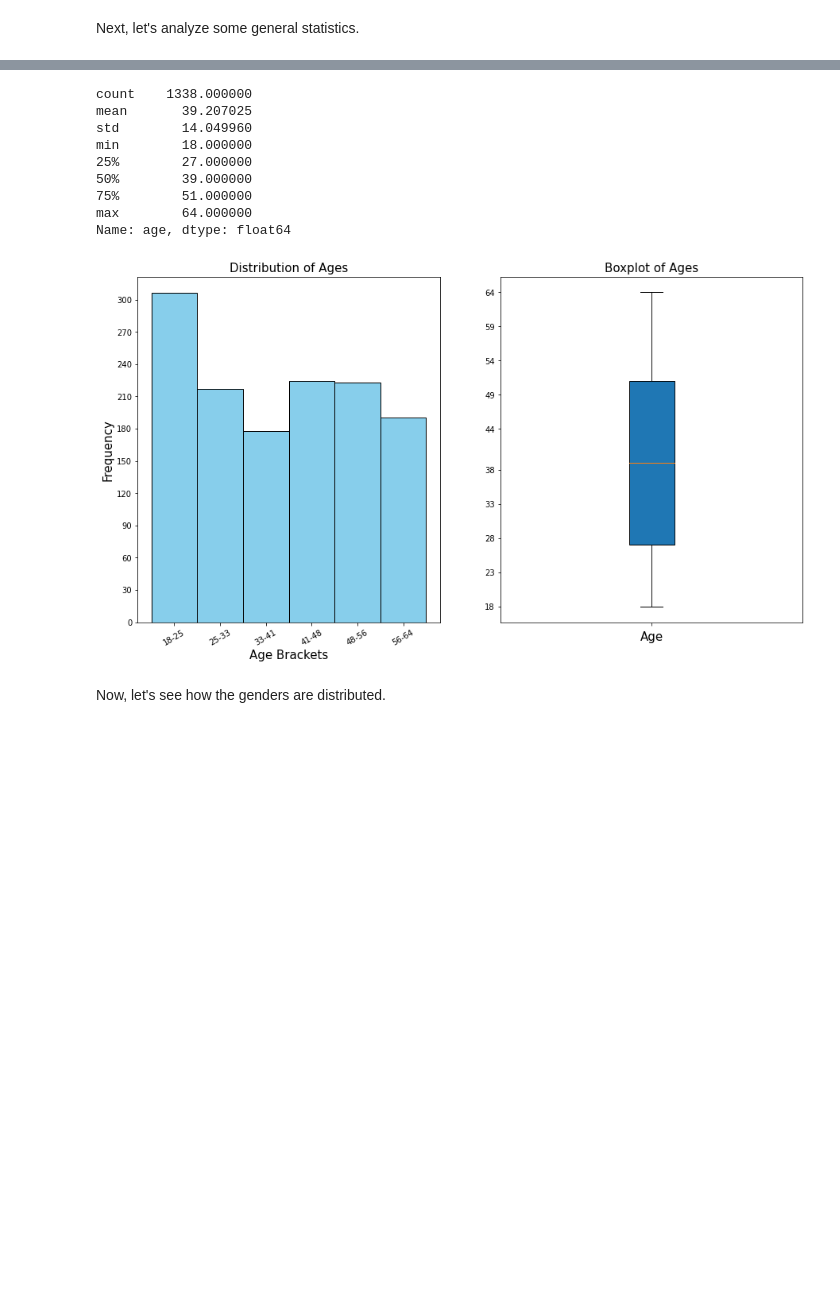
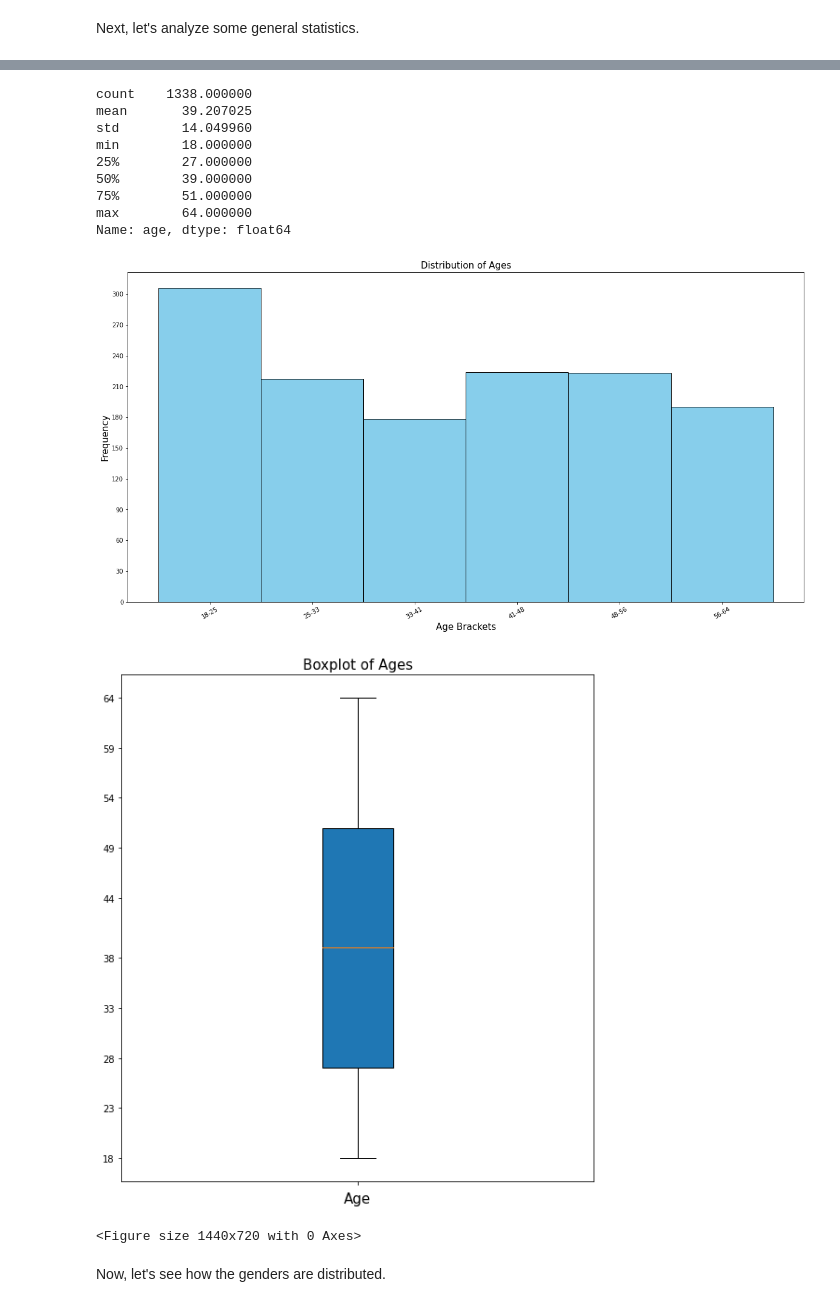
Before and after one commit to AbdullaK123/Portfolio, a Jupyter notebook: Medical_Insurance_Project.ipynb, the cells around one changed output, grey strips where cells are left out. Saved outputs shown, nothing was run; the diff lists cells and outputs as text; code cells hidden in the pictures; blank space fills up the shorter version.

```diff
--- a/Medical_Insurance_Project.ipynb
+++ b/Medical_Insurance_Project.ipynb
@@ -23,7 +25,7 @@ Next, let's analyze some general statistics.
 # %%
 print(df['age'].describe())
 
-ax1=plt.subplot(1,2,1)
+ax1=plt.subplot()
 
 plt.rcParams['figure.figsize']=(20,10)
 plt.hist(df['age'],histtype='bar',color='skyblue',bins=6,edgecolor='black')
@@ -44,34 +46,42 @@ mid.append((X[-1]+M)/2)
 for i in range(len(X)-1):
     L.append(str(int(X[i]))+'-'+str(int(X[i+1])))
 L.append(str(int(X[-1]))+'-'+str(int(M)))
 
 ax1.set_xticks(mid)
 ax1.set_xticklabels(L)
 plt.xticks(rotation=30)
 
 Y=np.arange(0,330,300/10)
 ax1.set_yticks(Y)
 
+plt.show()
+plt.clf()
+
+
+plt.rcParams['figure.figsize']=(20,10)
 ax2=plt.subplot(1,2,2)
 YY=np.linspace(m,M,10)
 YY=[np.round(y) for y in YY]
 plt.boxplot(df['age'], patch_artist=True)
 plt.xlabel('Age',fontsize=15)
 ax2.set_yticks(YY)
 ax2.set_xticklabels('')
 plt.title('Boxplot of Ages',fontsize=15)
 plt.show()
+plt.clf()
 # %% [output]
 count    1338.000000
 mean       39.207025
 std        14.049960
 min        18.000000
 25%        27.000000
 50%        39.000000
 75%        51.000000
 max        64.000000
 Name: age, dtype: float64
-[figure, old version]
+[figure, new version]
+[figure, added]
+<Figure size 1440x720 with 0 Axes>
 # %% [markdown]
 Now, let's see how the genders are distributed.
 # %%
```
Also changed, not shown: parts of 16 cells of this notebook.
